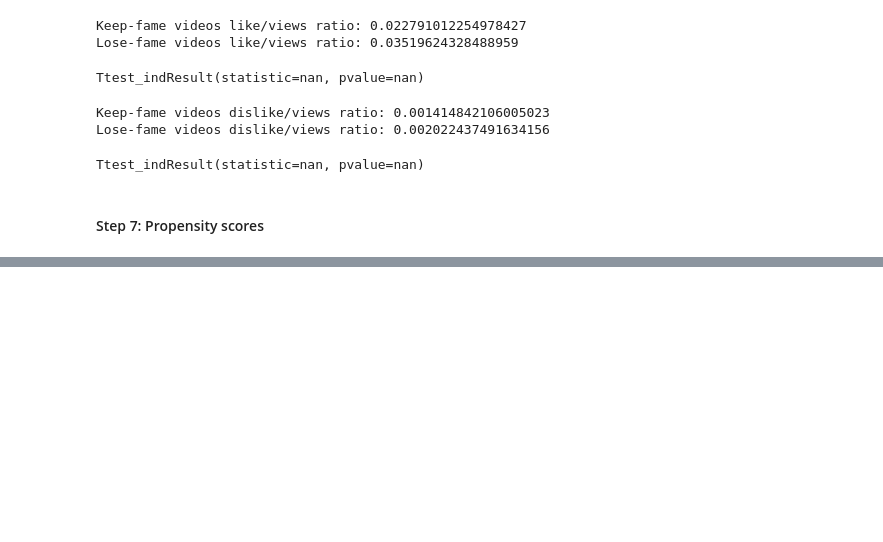
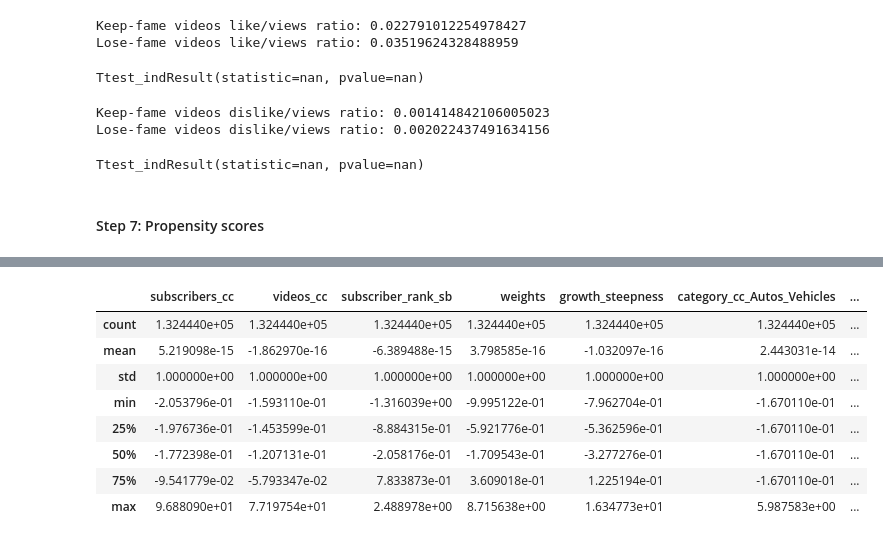
Before and after one commit to epfl-ada/ada-2022-project-adangerousteam, a Jupyter notebook: preprocessing_population_selection.ipynb, the cells around one changed output, grey strips where cells are left out. Cells and saved outputs as stored; diff of their text form; code cells hidden in the pictures; blank space fills up the shorter version.

```diff
--- a/preprocessing_population_selection.ipynb
+++ b/preprocessing_population_selection.ipynb
@@ -383,3 +403,18 @@ regressors
+# %%
+channels_filtered_df[drop_cols] = channels_filtered_df[drop_cols] - channels_filtered_df[drop_cols].mean()
+channels_filtered_df[drop_cols] = channels_filtered_df[drop_cols] / channels_filtered_df[drop_cols].std()
+# %%
+channels_filtered_df[drop_cols].describe()
+# %% [output]
+|  | subscribers_cc | videos_cc | subscriber_rank_sb | weights | growth_steepness | category_cc_Autos_Vehicles | ... |
+| count | 1.324440e+05 | 1.324440e+05 | 1.324440e+05 | 1.324440e+05 | 1.324440e+05 | 1.324440e+05 | ... |
+| mean | 5.219098e-15 | -1.862970e-16 | -6.389488e-15 | 3.798585e-16 | -1.032097e-16 | 2.443031e-14 | ... |
+| std | 1.000000e+00 | 1.000000e+00 | 1.000000e+00 | 1.000000e+00 | 1.000000e+00 | 1.000000e+00 | ... |
+| min | -2.053796e-01 | -1.593110e-01 | -1.316039e+00 | -9.995122e-01 | -7.962704e-01 | -1.670110e-01 | ... |
+| 25% | -1.976736e-01 | -1.453599e-01 | -8.884315e-01 | -5.921776e-01 | -5.362596e-01 | -1.670110e-01 | ... |
+| 50% | -1.772398e-01 | -1.207131e-01 | -2.058176e-01 | -1.709543e-01 | -3.277276e-01 | -1.670110e-01 | ... |
+| 75% | -9.541779e-02 | -5.793347e-02 | 7.833873e-01 | 3.609018e-01 | 1.225194e-01 | -1.670110e-01 | ... |
+| max | 9.688090e+01 | 7.719754e+01 | 2.488978e+00 | 8.715638e+00 | 1.634773e+01 | 5.987583e+00 | ... |
 # %%
 import statsmodels.formula.api as smf
 
```
Also changed, not shown: parts of 11 cells of this notebook.
